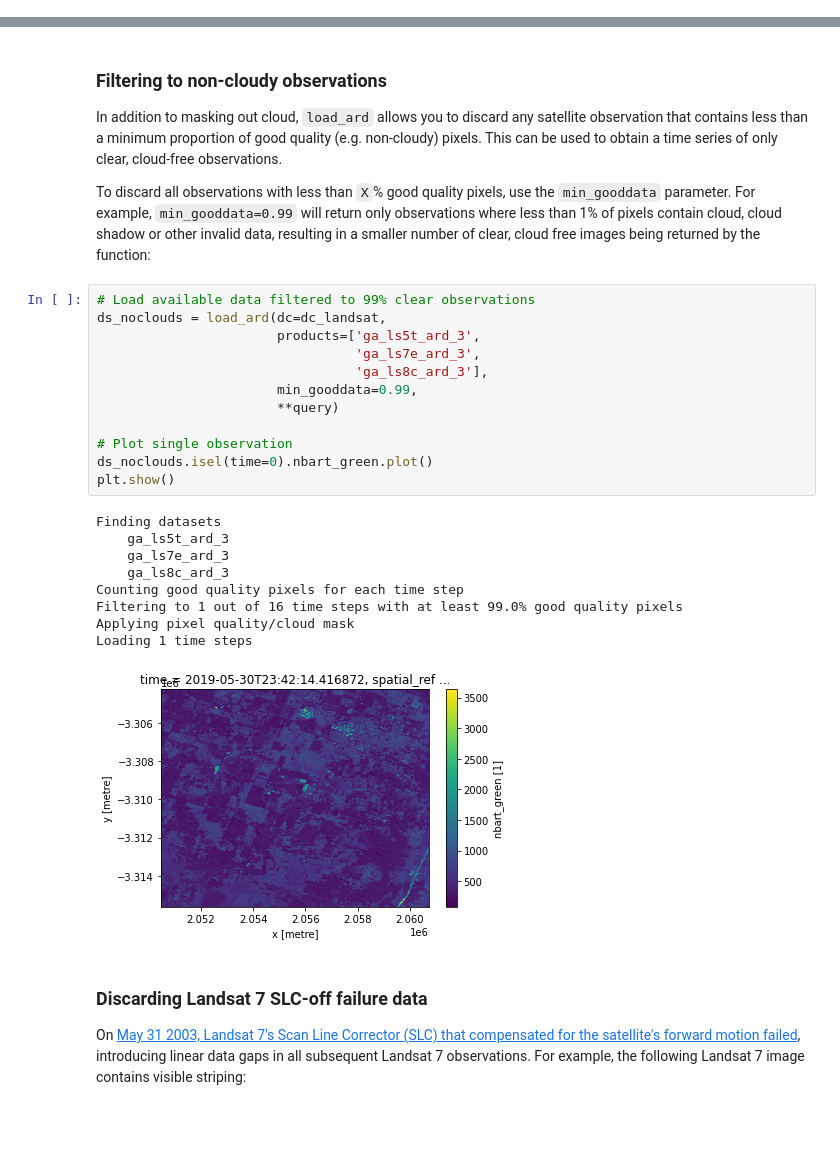
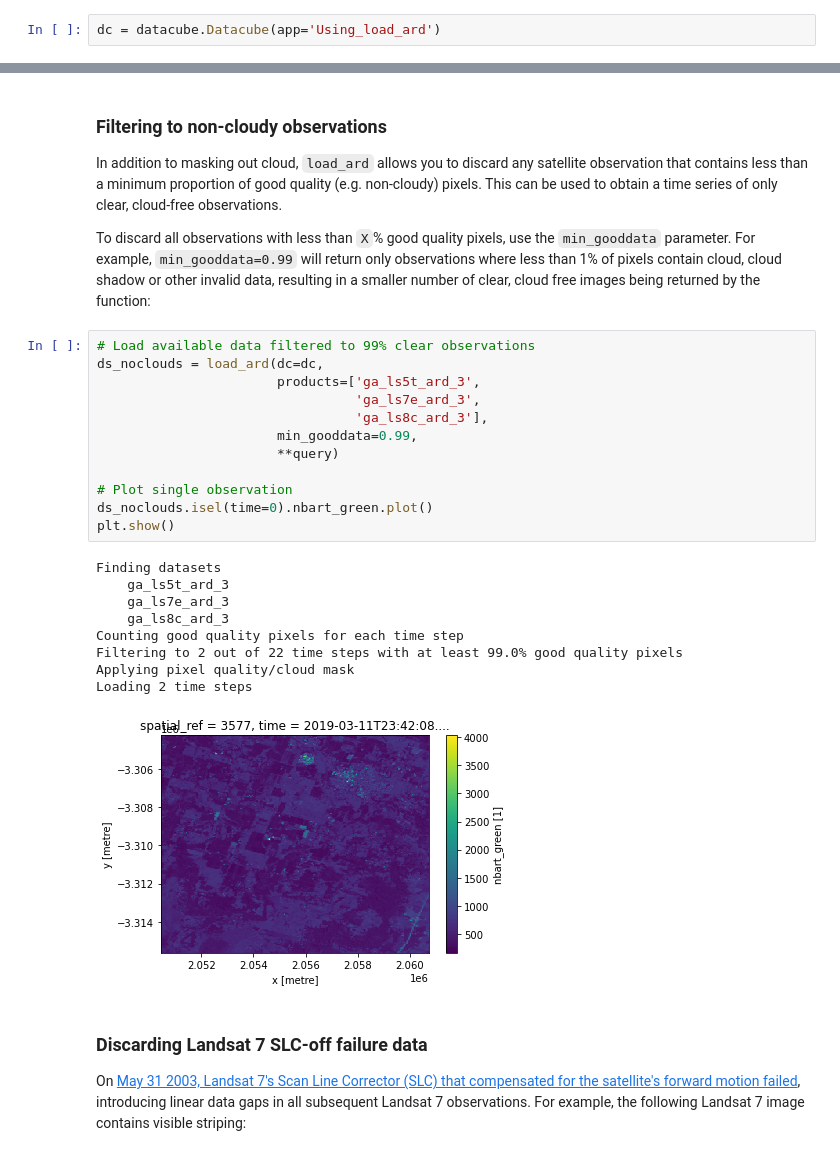
Before and after one commit to GeoscienceAustralia/dea-notebooks, a Jupyter notebook: Frequently_used_code/Using_load_ard.ipynb, the cells around one changed output, grey strips where cells are left out. Cells and saved outputs as stored; diff of their text form; blank space fills up the shorter version.

```diff
--- a/Frequently_used_code/Using_load_ard.ipynb
+++ b/Frequently_used_code/Using_load_ard.ipynb
@@ -71,3 +61,5 @@ except:
+# %%
+dc = datacube.Datacube(app='Using_load_ard')
 # %% [markdown]
 ## Loading multiple Landsat sensors
 The `load_ard` function can be used to load a single, combined timeseries of cloud-masked data from multiple `DEA` products or satellite sensors.
@@ -196,26 +188,26 @@ To discard all observations with less than `X`% good quality pixels, use the `mi
 For example, `min_gooddata=0.99` will return only observations where less than 1% of pixels contain cloud, cloud shadow or other invalid data, resulting in a smaller number of clear, cloud free images being returned by the function:
 # %%
 # Load available data filtered to 99% clear observations
-ds_noclouds = load_ard(dc=dc_landsat,
+ds_noclouds = load_ard(dc=dc,
                        products=['ga_ls5t_ard_3',
                                  'ga_ls7e_ard_3',
                                  'ga_ls8c_ard_3'],
                        min_gooddata=0.99,
                        **query)
 
 # Plot single observation
 ds_noclouds.isel(time=0).nbart_green.plot()
 plt.show()
 # %% [output]
 Finding datasets
     ga_ls5t_ard_3
     ga_ls7e_ard_3
     ga_ls8c_ard_3
 Counting good quality pixels for each time step
-Filtering to 1 out of 16 time steps with at least 99.0% good quality pixels
+Filtering to 2 out of 22 time steps with at least 99.0% good quality pixels
 Applying pixel quality/cloud mask
-Loading 1 time steps
+Loading 2 time steps
-[figure, old version]
+[figure, new version]
 # %% [markdown]
 ### Discarding Landsat 7 SLC-off failure data
 On [May 31 2003, Landsat 7's Scan Line Corrector (SLC) that compensated for the satellite's forward motion failed](http://usgs.gov/land-resources/nli/landsat/landsat-7), introducing linear data gaps in all subsequent Landsat 7 observations.
```
Also changed, not shown: parts of 14 cells of this notebook, 16 other files.
